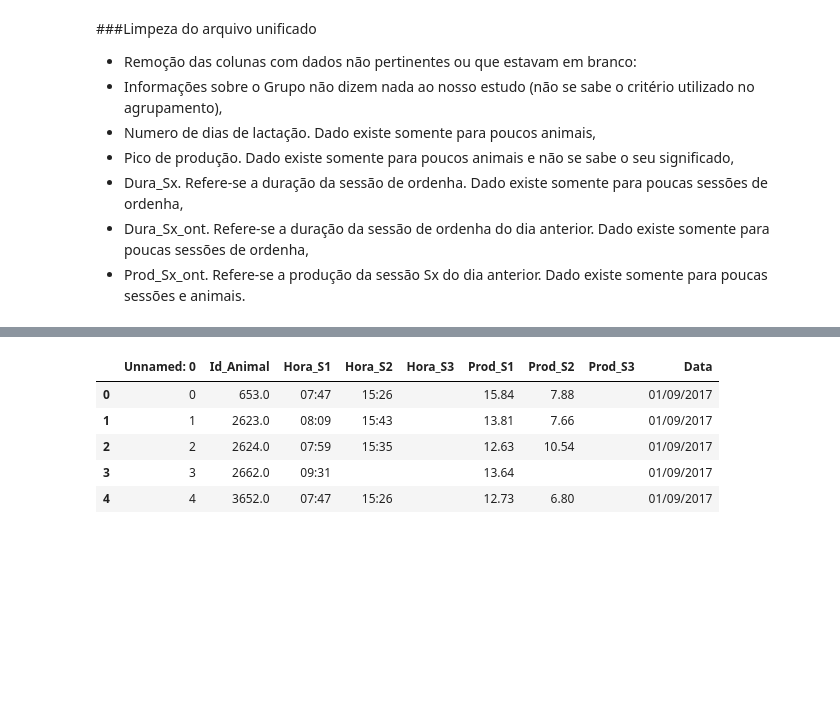
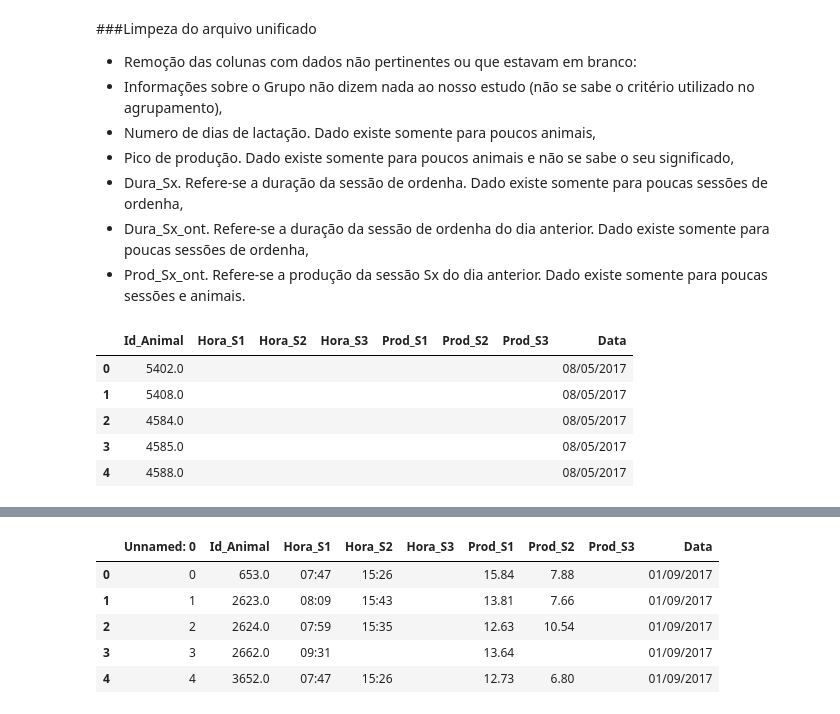
Before and after one commit to InstitutodaVinci3/vancouver, a Jupyter notebook: Producao_Diaria.ipynb, the cells around one changed output, grey strips where cells are left out. Saved outputs shown, nothing was run; the diff lists cells and outputs as text; code cells hidden in the pictures; blank space fills up the shorter version.

```diff
--- a/Producao_Diaria.ipynb
+++ b/Producao_Diaria.ipynb
@@ -108,10 +117,22 @@ Prod_Dia_df.head()
 - Dura_Sx_ont. Refere-se a duração da sessão de ordenha do dia anterior. Dado existe somente para poucas sessões de ordenha,
 - Prod_Sx_ont. Refere-se a produção da sessão Sx do dia anterior. Dado existe somente para poucas sessões e animais.
 # %%
-Prod_Dia_df.drop(columns=['Grupo', 'Num_Lac', 'Dias_Lac', 'Pico', 'Durac_S1', 'Durac_S2', 'Durac_S3',
-          'Hora_S1_ont', 'Hora_S2_ont', 'Hora_S3_ont', 'Dura_S1_ont', 'Dura_S2_ont', "Dura_S3_ont",
-          'Prod_S1_ont', 'Prod_S2_ont', 'Prod_S3_ont'], inplace=True)
-Prod_Dia_df.head()
+Prod_Dia_limpo_df = Prod_Dia_df.drop(columns=['Grupo', 'Num_Lac', 'Dias_Lac', 'Pico', 'Durac_S1', 'Durac_S2', 'Durac_S3',
+                                              'Hora_S1_ont', 'Hora_S2_ont', 'Hora_S3_ont', 'Dura_S1_ont', 'Dura_S2_ont', "Dura_S3_ont",
+                                              'Prod_S1_ont', 'Prod_S2_ont', 'Prod_S3_ont'])
+# Prod_Dia_limpo_df.head()
+
+# Prod_Dia_df.drop(columns=['Grupo', 'Num_Lac', 'Dias_Lac', 'Pico', 'Durac_S1', 'Durac_S2', 'Durac_S3',
+#          'Hora_S1_ont', 'Hora_S2_ont', 'Hora_S3_ont', 'Dura_S1_ont', 'Dura_S2_ont', "Dura_S3_ont",
+#          'Prod_S1_ont', 'Prod_S2_ont', 'Prod_S3_ont'], inplace=True)
+# Prod_Dia_df.head()
 # %%
-# Extraindo as primeiras linhas do arquivo
-Prod_Dia_df.head()
+# Exibindo as primeiras linhas do arquivo
+Prod_Dia_limpo_df.head()
+# %% [output]
+|  | Id_Animal | Hora_S1 | Hora_S2 | Hora_S3 | Prod_S1 | Prod_S2 | Prod_S3 | Data |
+| 0 | 5402.0 |  |  |  |  |  |  | 08/05/2017 |
+| 1 | 5408.0 |  |  |  |  |  |  | 08/05/2017 |
+| 2 | 4584.0 |  |  |  |  |  |  | 08/05/2017 |
+| 3 | 4585.0 |  |  |  |  |  |  | 08/05/2017 |
+| 4 | 4588.0 |  |  |  |  |  |  | 08/05/2017 |
```
Also changed, not shown: parts of 14 cells of this notebook.
